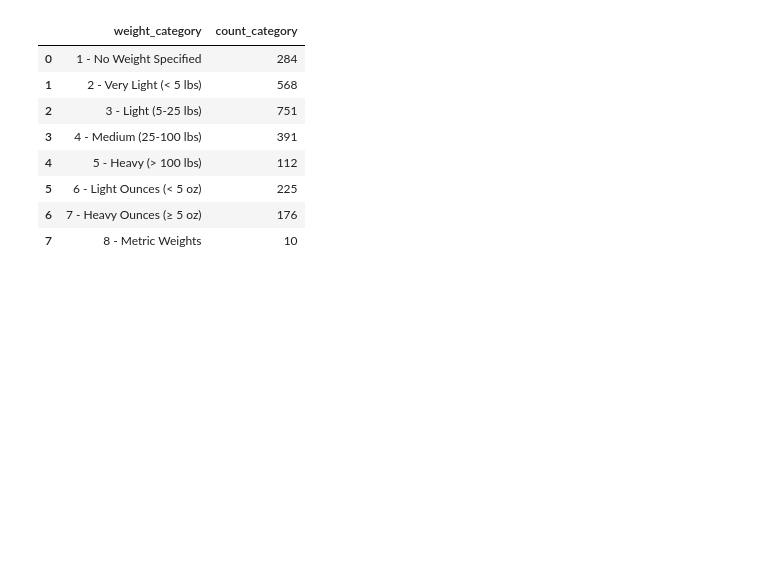
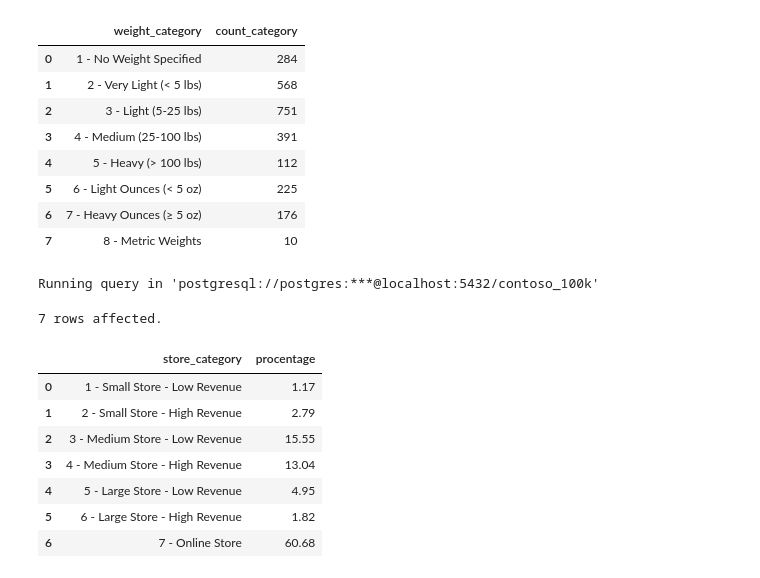
Before and after one commit to Bartek0829/SQL-learning, a Jupyter notebook: Resources/Blank_SQL_Notebook.ipynb, the cells around one changed output. Saved outputs shown, nothing was run; the diff lists cells and outputs as text; code cells hidden in the pictures; blank space fills up the shorter version.

```diff
--- a/Resources/Blank_SQL_Notebook.ipynb
+++ b/Resources/Blank_SQL_Notebook.ipynb
@@ -865,3 +863,41 @@ Running query in 'postgresql://postgres:***@localhost:5432/contoso_100k'
 | 5 | 6 - Light Ounces (< 5 oz) | 225 |
 | 6 | 7 - Heavy Ounces (≥ 5 oz) | 176 |
 | 7 | 8 - Metric Weights | 10 |
+# %%
+%%sql
+WITH store_revenue AS (
+  SELECT
+      SUM(s.netprice*s.quantity*s.exchangerate) AS revenue,
+      st.storekey AS storekey,
+      CASE
+        WHEN st.squaremeters < 1000 AND SUM(s.netprice*s.quantity*s.exchangerate) < 100000 THEN '1 - Small Store - Low Revenue'
+        WHEN st.squaremeters < 1000 AND SUM(s.netprice*s.quantity*s.exchangerate) >= 100000 THEN '2 - Small Store - High Revenue'
+        WHEN st.squaremeters BETWEEN 1000 AND 2000 AND SUM(s.netprice*s.quantity*s.exchangerate) < 300000 THEN '3 - Medium Store - Low Revenue'
+        WHEN st.squaremeters BETWEEN 1000 AND 2000 AND SUM(s.netprice*s.quantity*s.exchangerate) >= 300000 THEN '4 - Medium Store - High Revenue'
+        WHEN st.squaremeters > 2000 AND SUM(s.netprice*s.quantity*s.exchangerate)< 500000 THEN '5 - Large Store - Low Revenue'
+        WHEN st.squaremeters > 2000 AND SUM(s.netprice*s.quantity*s.exchangerate)>= 500000 THEN '6 - Large Store - High Revenue'
+        ELSE '7 - Online Store'
+      END AS store_category
+  FROM sales s
+  JOIN store st ON st.storekey = s.storekey
+  WHERE s.orderdate BETWEEN '01-01-2023' AND '12-31-2023'
+  GROUP BY st.storekey
+)
+
+SELECT
+ store_category,
+ (SUM(revenue) / (SELECT SUM(revenue) FROM store_revenue) *100) AS procentage
+FROM store_revenue
+GROUP BY store_category
+ORDER BY store_category
+# %% [output]
+Running query in 'postgresql://postgres:***@localhost:5432/contoso_100k'
+7 rows affected.
+|  | store_category | procentage |
+| 0 | 1 - Small Store - Low Revenue | 1.17 |
+| 1 | 2 - Small Store - High Revenue | 2.79 |
+| 2 | 3 - Medium Store - Low Revenue | 15.55 |
+| 3 | 4 - Medium Store - High Revenue | 13.04 |
+| 4 | 5 - Large Store - Low Revenue | 4.95 |
+| 5 | 6 - Large Store - High Revenue | 1.82 |
+| 6 | 7 - Online Store | 60.68 |
```
Also changed, not shown: parts of 7 cells of this notebook.
